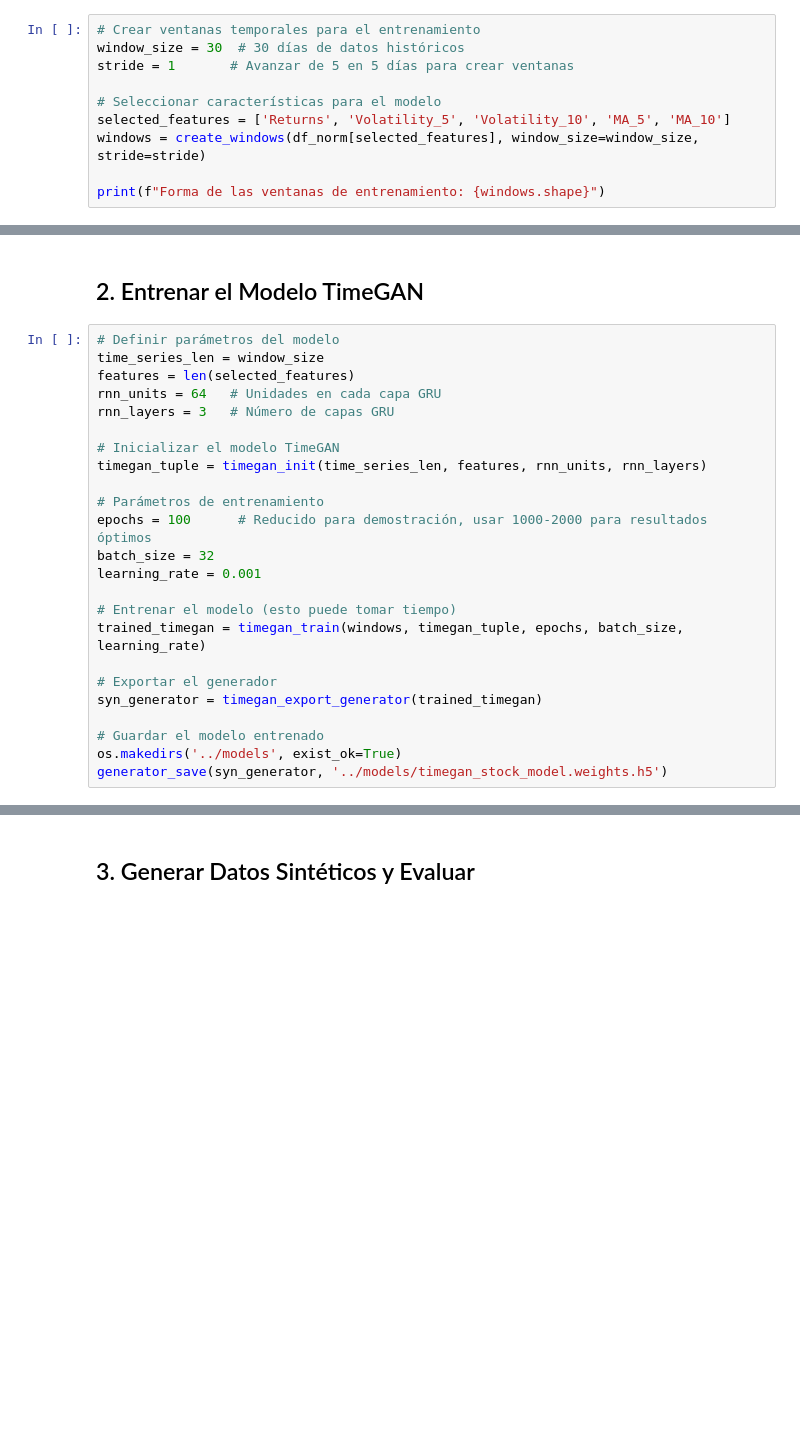
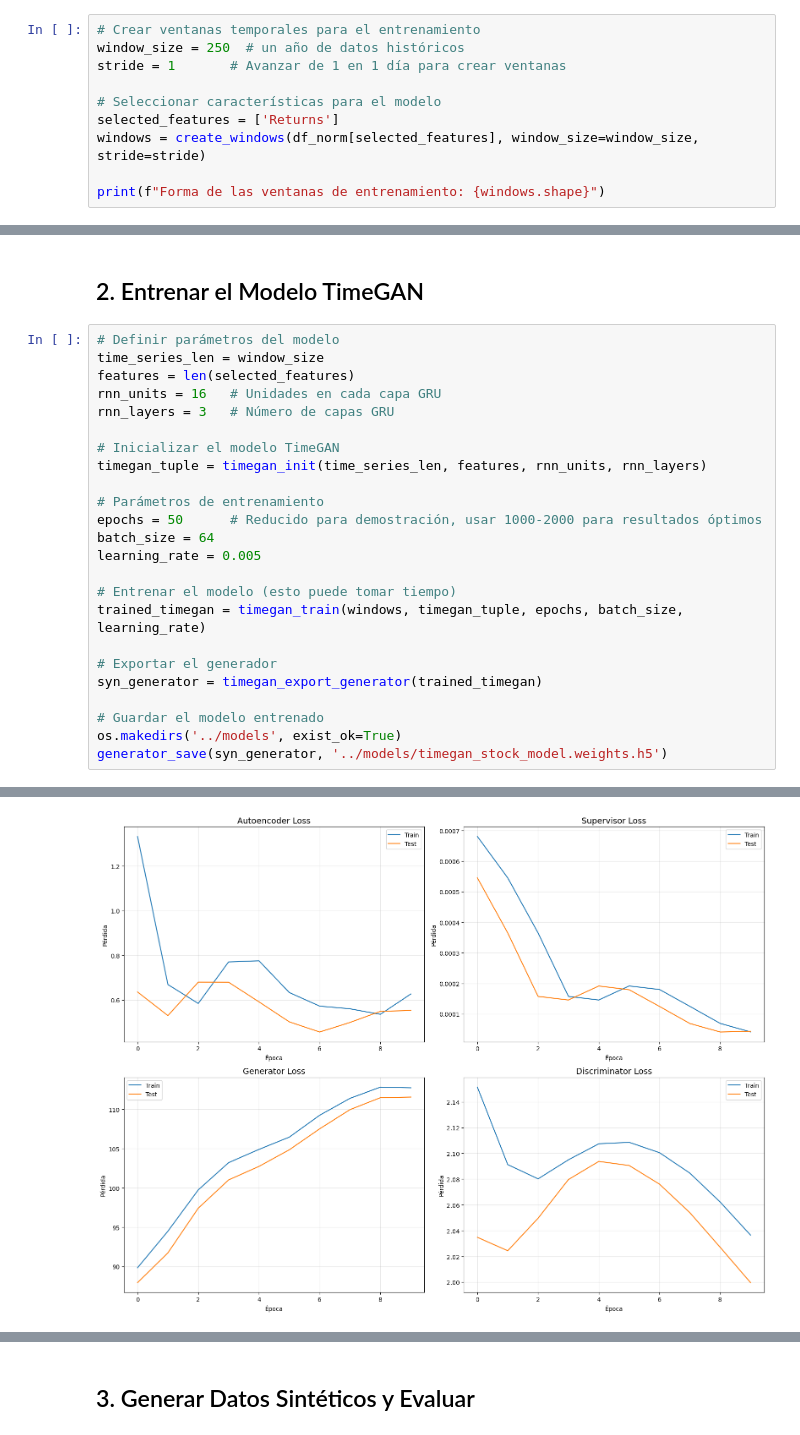
Before and after one commit to RiemannIntegrable/TimeGAN-VaR, a Jupyter notebook: notebooks/idea.ipynb, the cells around one changed output, grey strips where cells are left out. Saved outputs shown, nothing was run; the diff lists cells and outputs as text; blank space fills up the shorter version.

```diff
--- a/notebooks/idea.ipynb
+++ b/notebooks/idea.ipynb
@@ -97,10 +97,10 @@ df_norm.head()
 # %%
 # Crear ventanas temporales para el entrenamiento
-window_size = 30  # 30 días de datos históricos
-stride = 1       # Avanzar de 5 en 5 días para crear ventanas
+window_size = 250  # un año de datos históricos
+stride = 1       # Avanzar de 1 en 1 día para crear ventanas
 
 # Seleccionar características para el modelo
-selected_features = ['Returns', 'Volatility_5', 'Volatility_10', 'MA_5', 'MA_10']
+selected_features = ['Returns']
 windows = create_windows(df_norm[selected_features], window_size=window_size, stride=stride)
 
 print(f"Forma de las ventanas de entrenamiento: {windows.shape}")
@@ -112,16 +112,16 @@ Forma de las ventanas de entrenamiento: (4790, 30, 5)
 # Definir parámetros del modelo
 time_series_len = window_size
 features = len(selected_features)
-rnn_units = 64   # Unidades en cada capa GRU
+rnn_units = 16   # Unidades en cada capa GRU
 rnn_layers = 3   # Número de capas GRU
 
 # Inicializar el modelo TimeGAN
 timegan_tuple = timegan_init(time_series_len, features, rnn_units, rnn_layers)
 
 # Parámetros de entrenamiento
-epochs = 100      # Reducido para demostración, usar 1000-2000 para resultados óptimos
-batch_size = 32
-learning_rate = 0.001
+epochs = 50      # Reducido para demostración, usar 1000-2000 para resultados óptimos
+batch_size = 64
+learning_rate = 0.005
 
 # Entrenar el modelo (esto puede tomar tiempo)
 trained_timegan = timegan_train(windows, timegan_tuple, epochs, batch_size, learning_rate)
@@ -138,0 +162 @@ joint train
+[figure, added]
```
Also changed, not shown: parts of 6 cells of this notebook, 5 other files.
